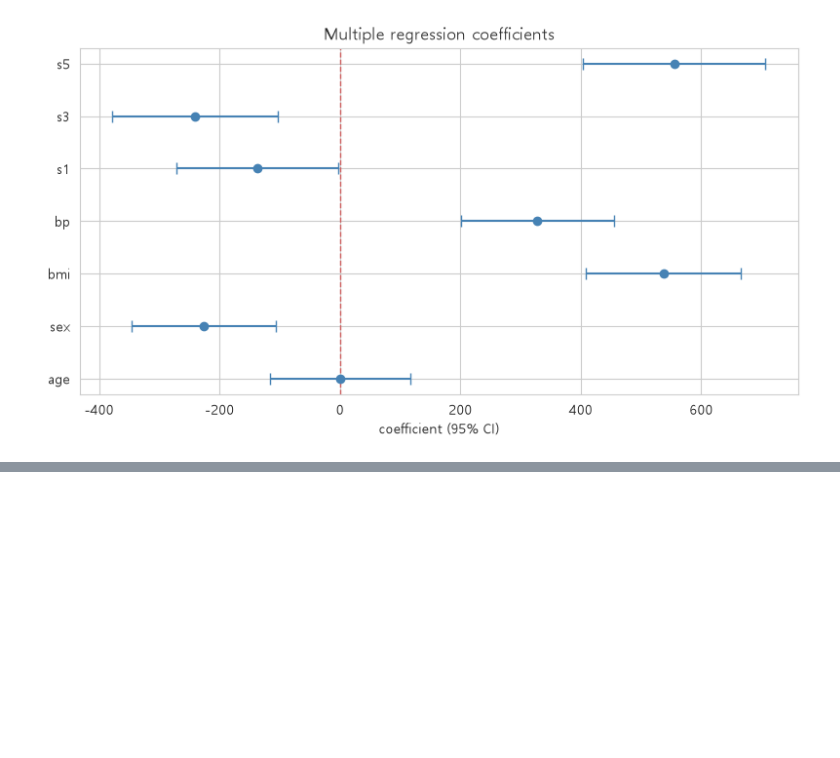
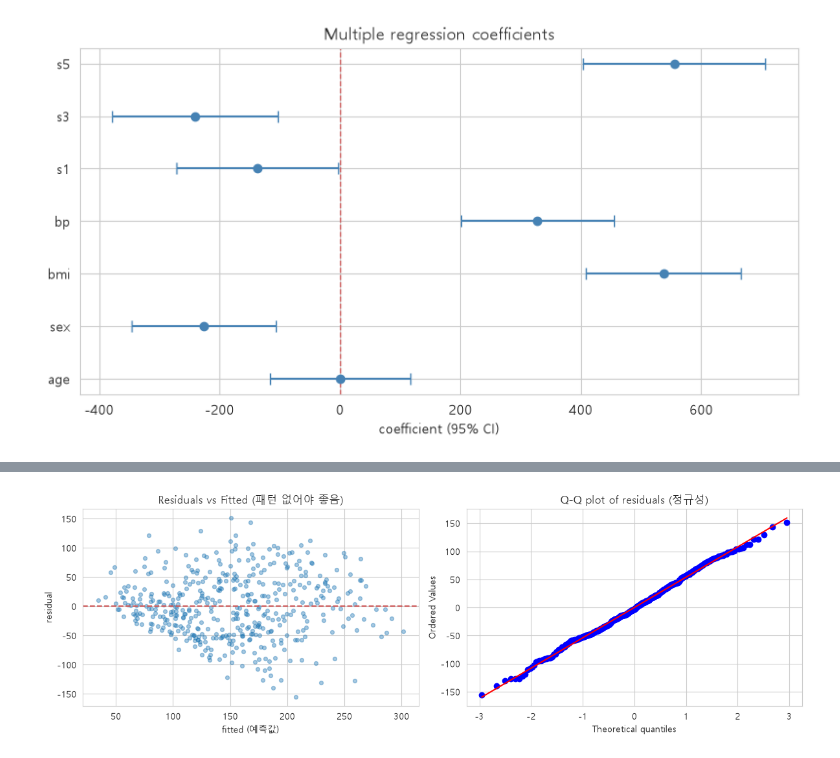
Before and after one commit to jiwoon-oh/ai-data-bootcamp, a Jupyter notebook: D015/day15-report-code.ipynb, the cells around one changed output, grey strips where cells are left out. Drawn from its saved outputs; the diff is of its cells as text; code cells hidden in the pictures; blank space fills up the shorter version.

```diff
--- a/D015/day15-report-code.ipynb
+++ b/D015/day15-report-code.ipynb
@@ -405,0 +544,15 @@ plt.tight_layout(); plt.show()                                    # 그래프
+# %%
+# [C18] 잔차 진단 — diabetes 다중회귀의 잔차 두 그림
+resid = mfit.resid; fitted = mfit.fittedvalues                    # 회귀가 예측한 값(적합값)
+fig, axes = plt.subplots(1, 2, figsize=(12, 4))                   # 그림 한 장에 그래프 2개(1행 2열)
+# (1) 잔차 vs 적합값 — 패턴/깔때기가 없어야 건강
+axes[0].scatter(fitted, resid, alpha=0.4, s=18)
+axes[0].axhline(0, color="indianred", ls="--")                    # 가로 기준선 표시
+axes[0].set_xlabel("fitted (예측값)"); axes[0].set_ylabel("residual")
+axes[0].set_title("Residuals vs Fitted (패턴 없어야 좋음)")
+# (2) 잔차 Q-Q plot — 직선에 붙어야 정규
+stats.probplot(resid, dist="norm", plot=axes[1])                  # Q-Q plot — 점이 직선에 붙을수록 그 분포에 가깝다
+axes[1].set_title("Q-Q plot of residuals (정규성)")
+plt.tight_layout(); plt.show()                                    # 그래프 간격 자동 정리 후 출력
+# %% [output]
+[figure, added]
```
Also changed, not shown: parts of 22 cells of this notebook.
